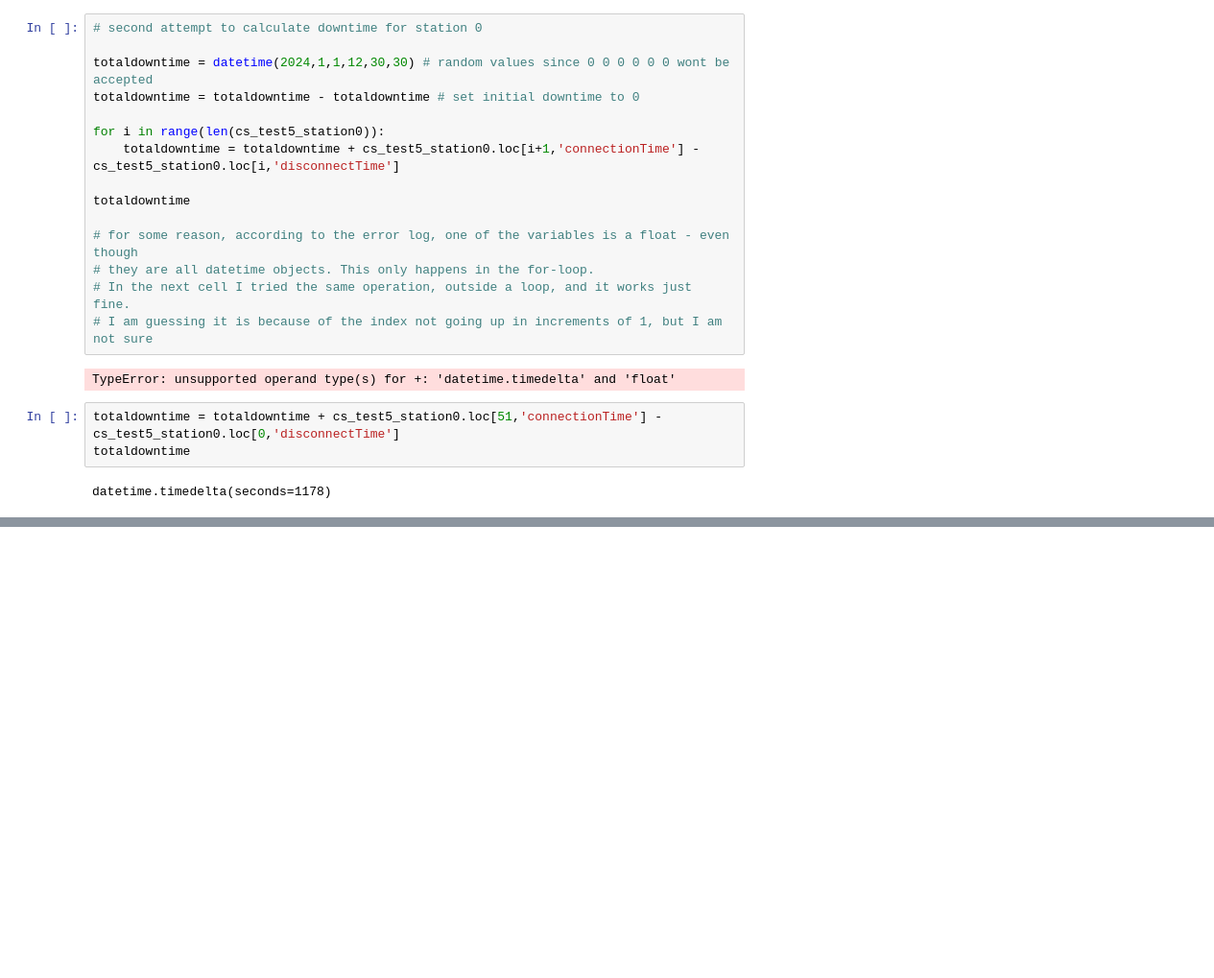
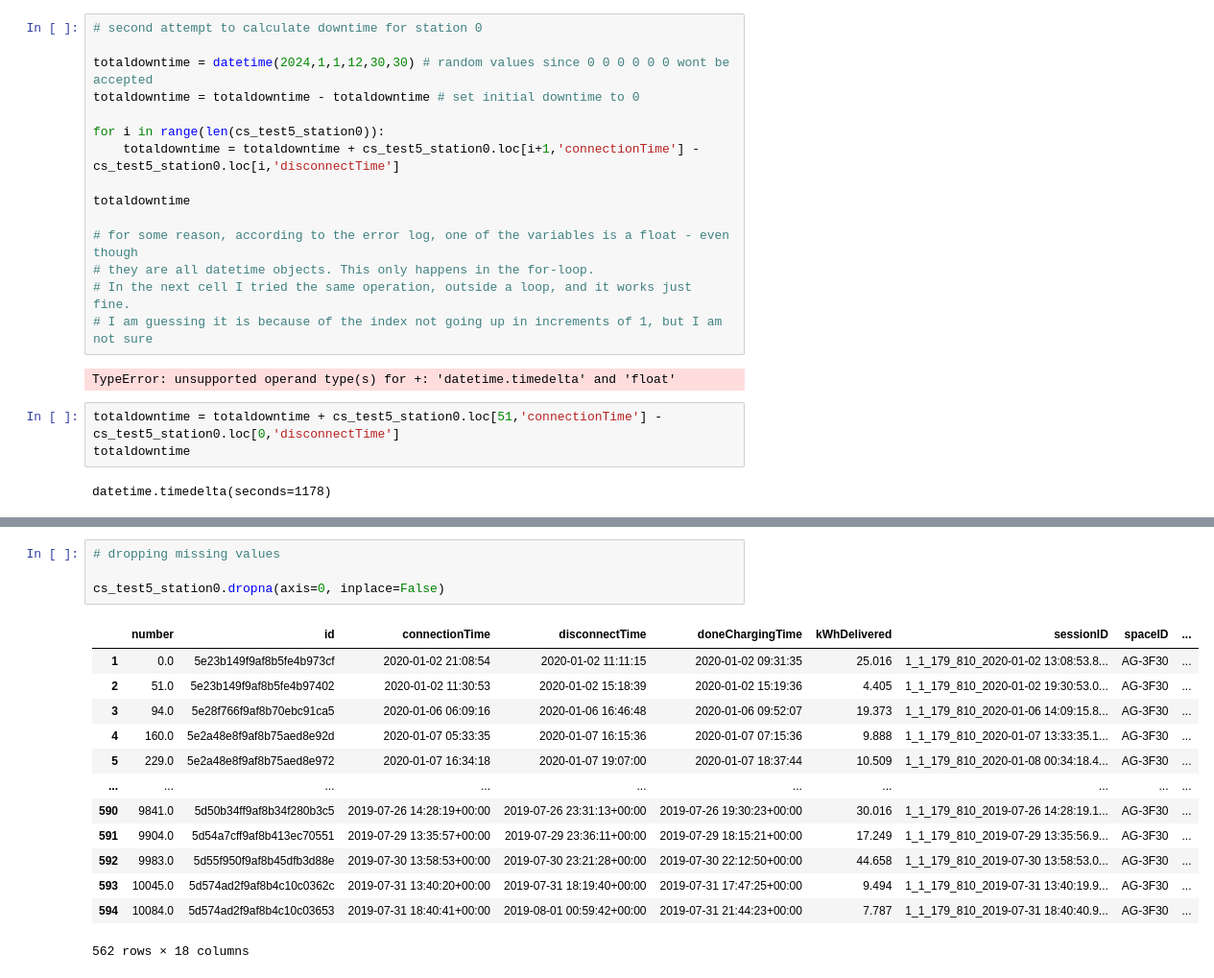
Before and after one commit to AnalyticsAvengers/AA_Project, a Jupyter notebook: 02_Descriptive_Analysis_testing_updated.ipynb, the cells around one changed output, grey strips where cells are left out. Shown at 96% size. Cells and saved outputs as stored; diff of their text form; blank space fills up the shorter version.

```diff
--- a/02_Descriptive_Analysis_testing_updated.ipynb
+++ b/02_Descriptive_Analysis_testing_updated.ipynb
@@ -1096,0 +1116,18 @@ datetime.timedelta(seconds=1178)
+# %%
+# dropping missing values
+
+cs_test5_station0.dropna(axis=0, inplace=False)
+# %% [output]
+|  | number | id | connectionTime | disconnectTime | doneChargingTime | kWhDelivered | sessionID | spaceID | ... |
+| 1 | 0.0 | 5e23b149f9af8b5fe4b973cf | 2020-01-02 21:08:54 | 2020-01-02 11:11:15 | 2020-01-02 09:31:35 | 25.016 | 1_1_179_810_2020-01-02 13:08:53.8... | AG-3F30 | ... |
+| 2 | 51.0 | 5e23b149f9af8b5fe4b97402 | 2020-01-02 11:30:53 | 2020-01-02 15:18:39 | 2020-01-02 15:19:36 | 4.405 | 1_1_179_810_2020-01-02 19:30:53.0... | AG-3F30 | ... |
+| 3 | 94.0 | 5e28f766f9af8b70ebc91ca5 | 2020-01-06 06:09:16 | 2020-01-06 16:46:48 | 2020-01-06 09:52:07 | 19.373 | 1_1_179_810_2020-01-06 14:09:15.8... | AG-3F30 | ... |
+| 4 | 160.0 | 5e2a48e8f9af8b75aed8e92d | 2020-01-07 05:33:35 | 2020-01-07 16:15:36 | 2020-01-07 07:15:36 | 9.888 | 1_1_179_810_2020-01-07 13:33:35.1... | AG-3F30 | ... |
+| 5 | 229.0 | 5e2a48e8f9af8b75aed8e972 | 2020-01-07 16:34:18 | 2020-01-07 19:07:00 | 2020-01-07 18:37:44 | 10.509 | 1_1_179_810_2020-01-08 00:34:18.4... | AG-3F30 | ... |
+| ... | ... | ... | ... | ... | ... | ... | ... | ... | ... |
+| 590 | 9841.0 | 5d50b34ff9af8b34f280b3c5 | 2019-07-26 14:28:19+00:00 | 2019-07-26 23:31:13+00:00 | 2019-07-26 19:30:23+00:00 | 30.016 | 1_1_179_810_2019-07-26 14:28:19.1... | AG-3F30 | ... |
+| 591 | 9904.0 | 5d54a7cff9af8b413ec70551 | 2019-07-29 13:35:57+00:00 | 2019-07-29 23:36:11+00:00 | 2019-07-29 18:15:21+00:00 | 17.249 | 1_1_179_810_2019-07-29 13:35:56.9... | AG-3F30 | ... |
+| 592 | 9983.0 | 5d55f950f9af8b45dfb3d88e | 2019-07-30 13:58:53+00:00 | 2019-07-30 23:21:28+00:00 | 2019-07-30 22:12:50+00:00 | 44.658 | 1_1_179_810_2019-07-30 13:58:53.0... | AG-3F30 | ... |
+| 593 | 10045.0 | 5d574ad2f9af8b4c10c0362c | 2019-07-31 13:40:20+00:00 | 2019-07-31 18:19:40+00:00 | 2019-07-31 17:47:25+00:00 | 9.494 | 1_1_179_810_2019-07-31 13:40:19.9... | AG-3F30 | ... |
+| 594 | 10084.0 | 5d574ad2f9af8b4c10c03653 | 2019-07-31 18:40:41+00:00 | 2019-08-01 00:59:42+00:00 | 2019-07-31 21:44:23+00:00 | 7.787 | 1_1_179_810_2019-07-31 18:40:40.9... | AG-3F30 | ... |
+562 rows × 18 columns
```
Also changed, not shown: parts of 4 cells of this notebook.
